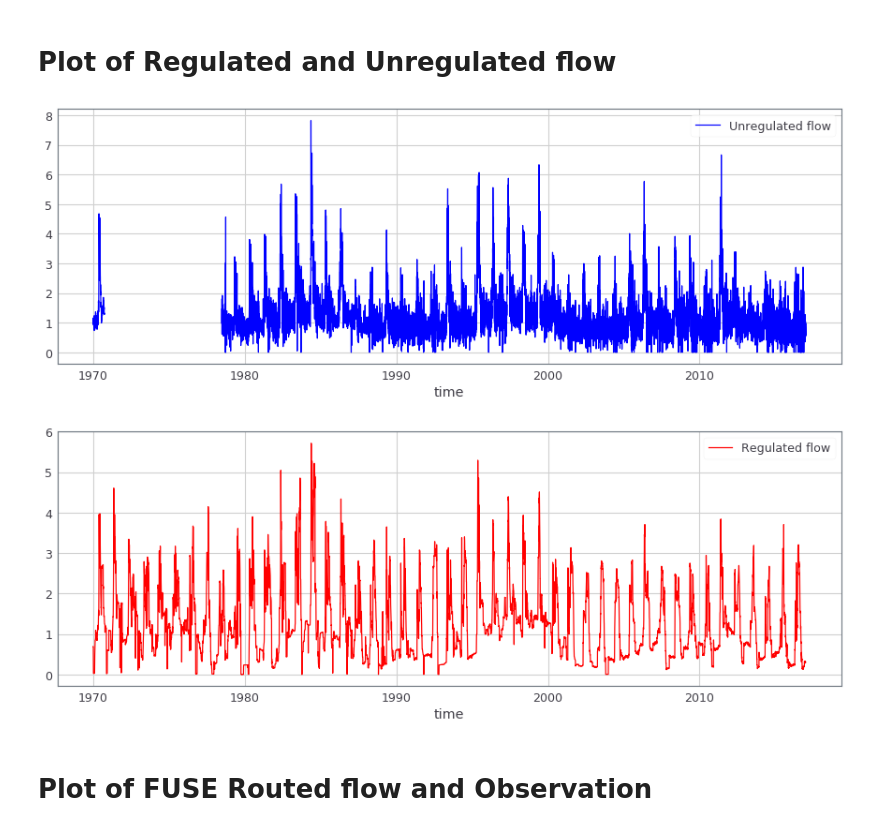
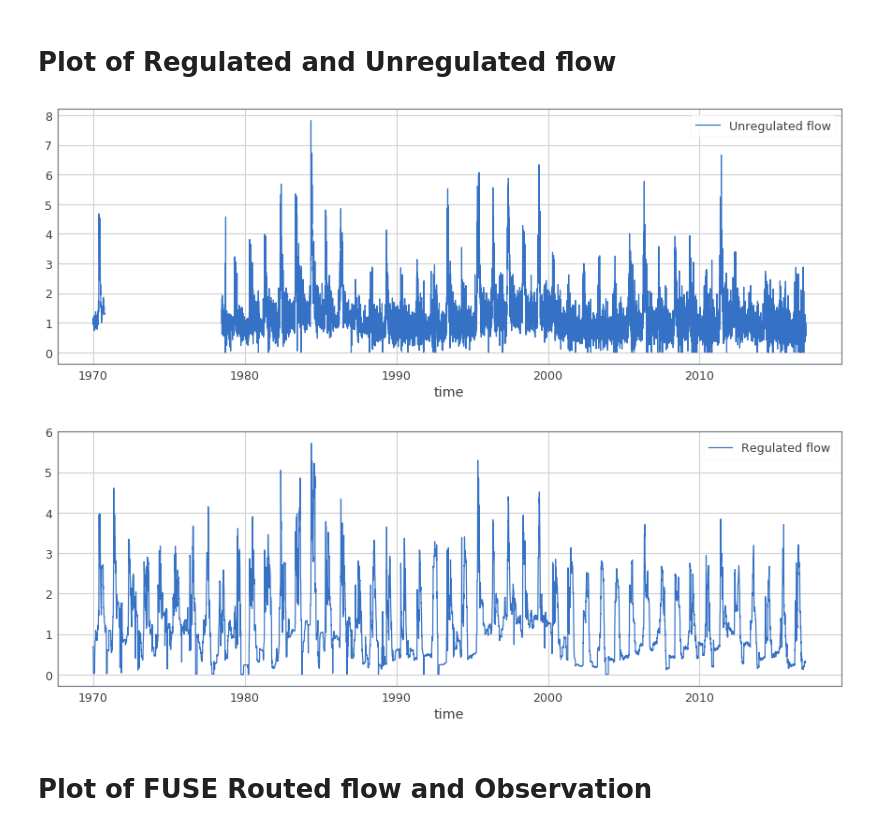
Before and after one commit to msaharia/aasi, a Jupyter notebook: plotFUSEoutput.ipynb, the cells around one changed output. Drawn from its saved outputs; the diff is of its cells as text; code cells hidden in the pictures.

```diff
--- a/plotFUSEoutput.ipynb
+++ b/plotFUSEoutput.ipynb
@@ -69,16 +71,16 @@ reg = ((reg*0.028316847)/1279729289.0710001)*8.64e+7
 resinflow = ((resinflow*0.028316847)/1279729289.0710001)*8.64e+7
 # %%
 plt.figure(figsize=(15,5))
-unreg.plot(label = 'Unregulated flow', color = 'blue')
+unreg.plot(label = 'Unregulated flow')
 plt.legend()
 plt.show()
 plt.figure(figsize=(15,5))
-reg.plot(label = 'Regulated flow', color = 'red')
+reg.plot(label = 'Regulated flow')
 plt.legend()
 plt.show()
 # %% [output]
-[figure, old version]
+[figure, new version]
-[figure, old version]
+[figure, new version]
 # %% [markdown]
 # Plot of FUSE Routed flow and Observation
 # %%
```
Also changed, not shown: parts of 4 cells of this notebook.
